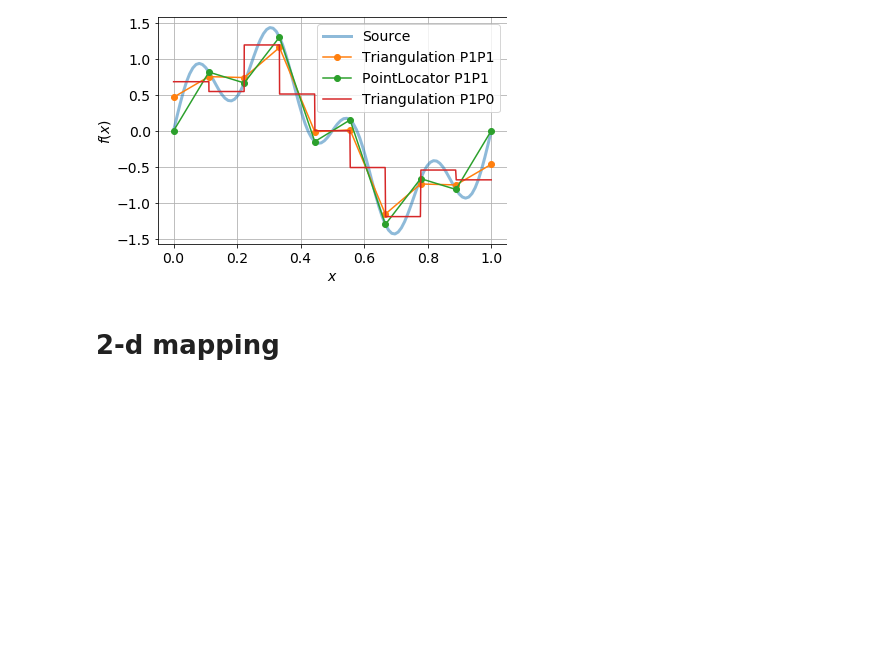
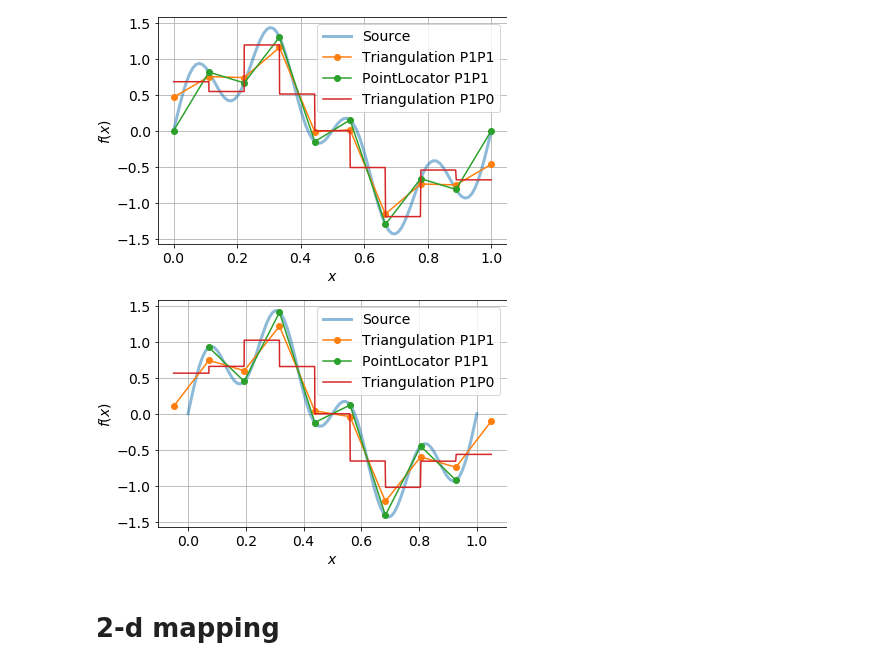
Before and after one commit to tianyikillua/pymapping, a Jupyter notebook: examples/mapping.ipynb, the cells around one changed output. Drawn from its saved outputs; the diff is of its cells as text; code cells hidden in the pictures; blank space fills up the shorter version.

Commit message:
Illustrate the case when target mesh lies outside the source one

```diff
--- a/examples/mapping.ipynb
+++ b/examples/mapping.ipynb
@@ -19,8 +19,8 @@ plt.rcParams.update(params)
 # %% [markdown]
 # 1-d mapping
 # %%
-def mesh_unit_interval(N):
-    points = np.linspace(0, 1, N)
+def mesh_unit_interval(N, eps=0):
+    points = np.linspace(0 - eps, 1 + eps, N)
     cells_line = np.array([(i, i + 1) for i in range(len(points) - 1)], dtype=int)
     cells = {"line": cells_line}
     return meshio.Mesh(points, cells)
@@ -68,6 +68,33 @@ plt.tight_layout()
 # plt.savefig("mapping_1d.png", dpi=300)
 # %% [output]
 [figure]
+# %%
+plt.plot(mesh_source.points, f, label="Source", linewidth=3, alpha=0.5)
+
+# Target mesh
+mesh_target = mesh_unit_interval(10, eps=0.05)
+
+# P1P1 Mapping
+remap = pymapping.Remapper(verbose=False)
+for intersection_type in ["Triangulation", "PointLocator"]:
+    remap.prepare(mesh_source, mesh_target, method="P1P1", intersection_type=intersection_type)
+    res = remap.transfer("f(x)")
+    plt.plot(mesh_target.points, res.array(), "-o", label=intersection_type + " P1P1")
+
+# P1P0
+remap.prepare(mesh_source, mesh_target, method="P1P0", intersection_type="Triangulation")
+res = remap.transfer("f(x)")
+x_, y_ = get_P0_visualization(mesh_target.points, res.array())
+plt.plot(x_, y_, "-", label="Triangulation P1P0")
+
+plt.xlabel("$x$")
+plt.ylabel("$f(x)$")
+plt.grid()
+plt.legend()
+plt.tight_layout()
+# plt.savefig("mapping_1d.png", dpi=300)
+# %% [output]
+[figure, added]
 # %% [markdown]
 # 2-d mapping
 # %%
```
